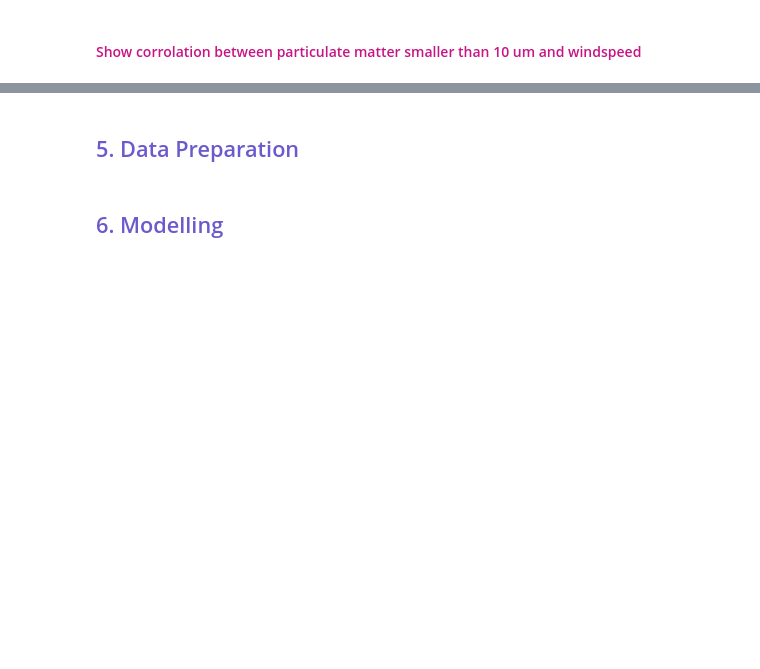
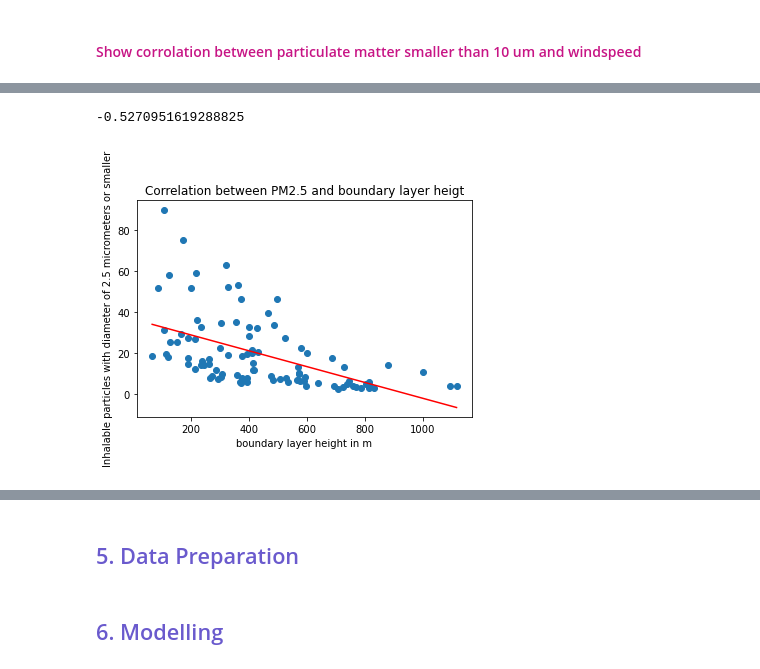
Before and after one commit to rawan-a-d/Air-Quality-Prediction, a Jupyter notebook: meteo-notebook.ipynb, the cells around one changed output, grey strips where cells are left out. Drawn from its saved outputs; the diff is of its cells as text; code cells hidden in the pictures; blank space fills up the shorter version.

```diff
--- a/meteo-notebook.ipynb
+++ b/meteo-notebook.ipynb
@@ -226,0 +228,14 @@ plt.ylabel('Inhalable particles with diameter of 10 micrometers or smaller');
+# %%
+group_by_day = df_meteo_air_pollution.groupby(pd.Grouper(freq='D', key='date')).mean()
+ws_pm25_corr = group_by_day["blh"].corr(group_by_day["pm2.5"])
+print(ws_pm25_corr)
+plt.scatter(group_by_day["blh"], group_by_day["pm2.5"])
+plt.plot(np.unique(group_by_day["blh"]), np.poly1d(np.polyfit(group_by_day["blh"], group_by_day["pm2.5"], 1))
+         (np.unique(group_by_day["blh"])), color='red')
+plt.title('Correlation between PM2.5 and boundary layer heigt')
+plt.xlabel('boundary layer height in m')
+plt.ylabel('Inhalable particles with diameter of 2.5 micrometers or smaller');
+#particulate matter <2.5um in ug/m3
+# %% [output]
+-0.5270951619288825
+[figure, added]
```
Also changed, not shown: parts of 8 cells of this notebook.
